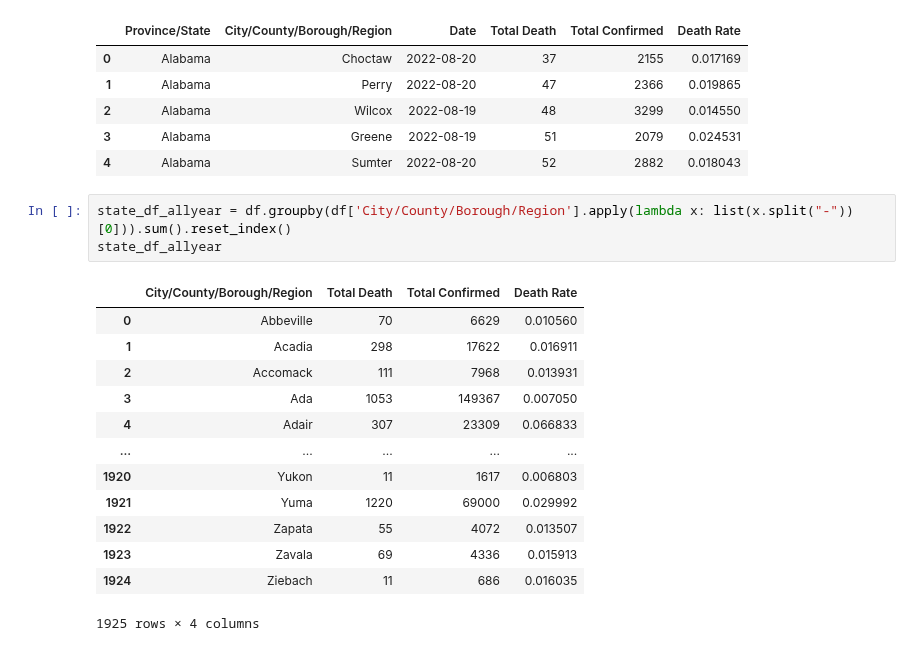
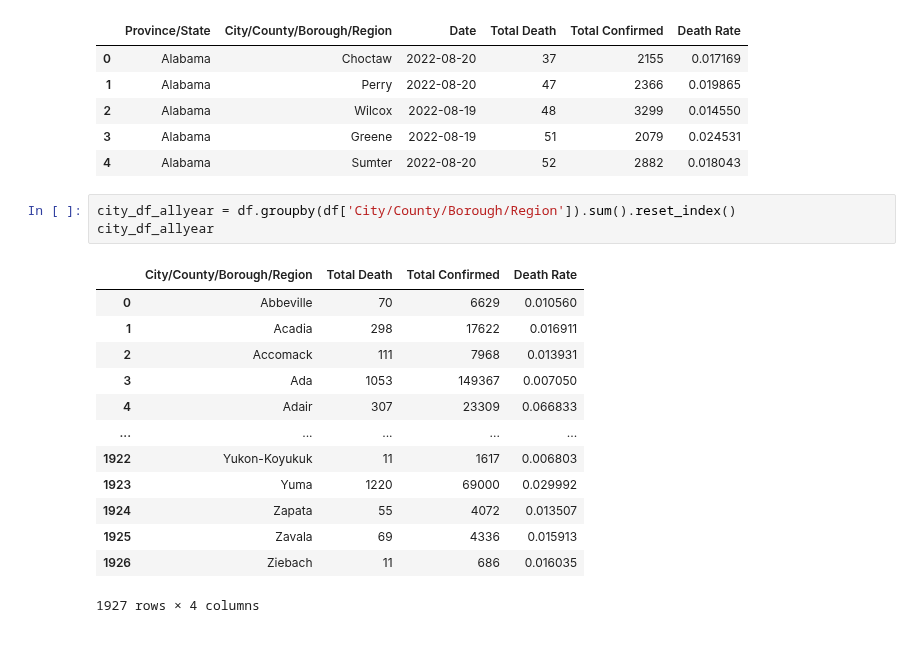
Before and after one commit to AppleBoiy/cs203-c19-analysis, a Jupyter notebook: sample/PTCTEST2.ipynb, the cells around one changed output. Drawn from its saved outputs; the diff is of its cells as text.

```diff
--- a/sample/PTCTEST2.ipynb
+++ b/sample/PTCTEST2.ipynb
@@ -12,20 +12,20 @@ df.head()
 | 3 | Alabama | Greene | 2022-08-19 | 51 | 2079 | 0.024531 |
 | 4 | Alabama | Sumter | 2022-08-20 | 52 | 2882 | 0.018043 |
 # %%
-state_df_allyear = df.groupby(df['City/County/Borough/Region'].apply(lambda x: list(x.split("-"))[0])).sum().reset_index()
-state_df_allyear
+city_df_allyear = df.groupby(df['City/County/Borough/Region']).sum().reset_index()
+city_df_allyear
 # %% [output]
 |  | City/County/Borough/Region | Total Death | Total Confirmed | Death Rate |
 | 0 | Abbeville | 70 | 6629 | 0.010560 |
 | 1 | Acadia | 298 | 17622 | 0.016911 |
 | 2 | Accomack | 111 | 7968 | 0.013931 |
 | 3 | Ada | 1053 | 149367 | 0.007050 |
 | 4 | Adair | 307 | 23309 | 0.066833 |
 | ... | ... | ... | ... | ... |
-| 1920 | Yukon | 11 | 1617 | 0.006803 |
-| 1921 | Yuma | 1220 | 69000 | 0.029992 |
-| 1922 | Zapata | 55 | 4072 | 0.013507 |
-| 1923 | Zavala | 69 | 4336 | 0.015913 |
-| 1924 | Ziebach | 11 | 686 | 0.016035 |
+| 1922 | Yukon-Koyukuk | 11 | 1617 | 0.006803 |
+| 1923 | Yuma | 1220 | 69000 | 0.029992 |
+| 1924 | Zapata | 55 | 4072 | 0.013507 |
+| 1925 | Zavala | 69 | 4336 | 0.015913 |
+| 1926 | Ziebach | 11 | 686 | 0.016035 |
-1925 rows × 4 columns
+1927 rows × 4 columns
 # %%
```
Also changed, not shown: parts of 3 cells of this notebook.
